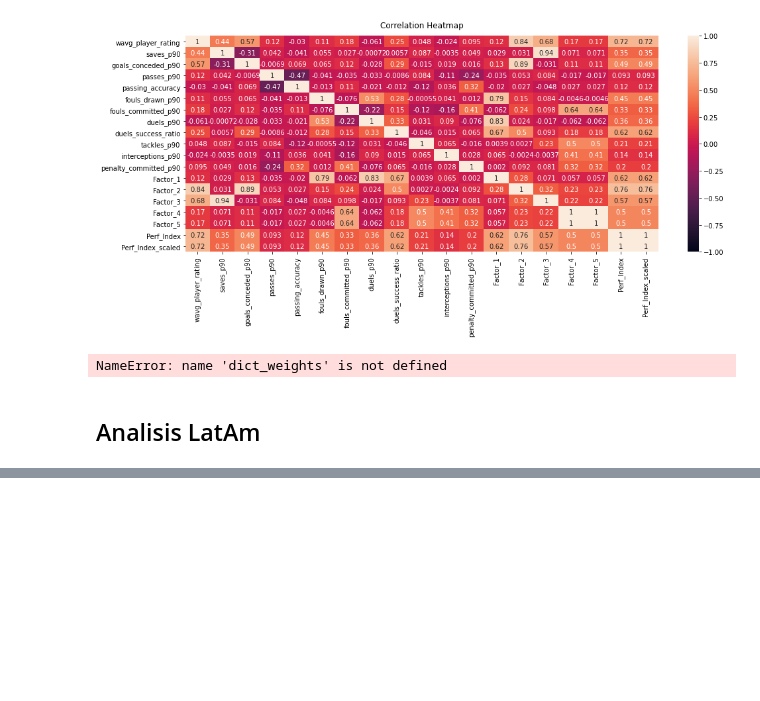
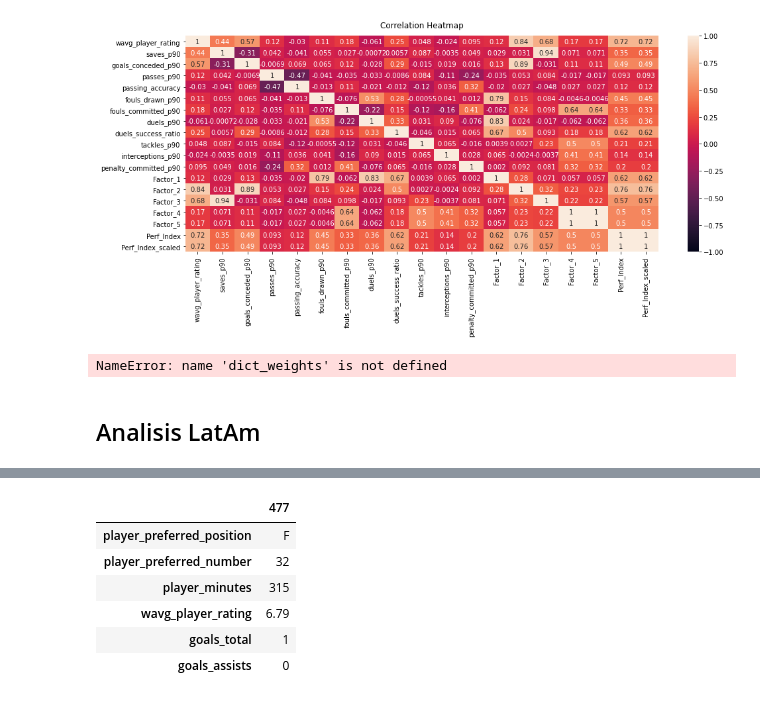
Before and after one commit to fpretto/MiM_Analytics_Tesis, a Jupyter notebook: Tesis/Performance Index.ipynb, the cells around one changed output, grey strips where cells are left out. Drawn from its saved outputs; the diff is of its cells as text; code cells hidden in the pictures; blank space fills up the shorter version.

```diff
--- a/Tesis/Performance Index.ipynb
+++ b/Tesis/Performance Index.ipynb
@@ -1222,0 +1318,11 @@ df.head()
+# %%
+current_season = 2020
+df_player[df_player['league_season'] == current_season][stats_season].transpose()
+# %% [output]
+|  | 477 |
+| player_preferred_position | F |
+| player_preferred_number | 32 |
+| player_minutes | 315 |
+| wavg_player_rating | 6.79 |
+| goals_total | 1 |
+| goals_assists | 0 |
```
Also changed, not shown: parts of 21 cells of this notebook, 30 other files.
